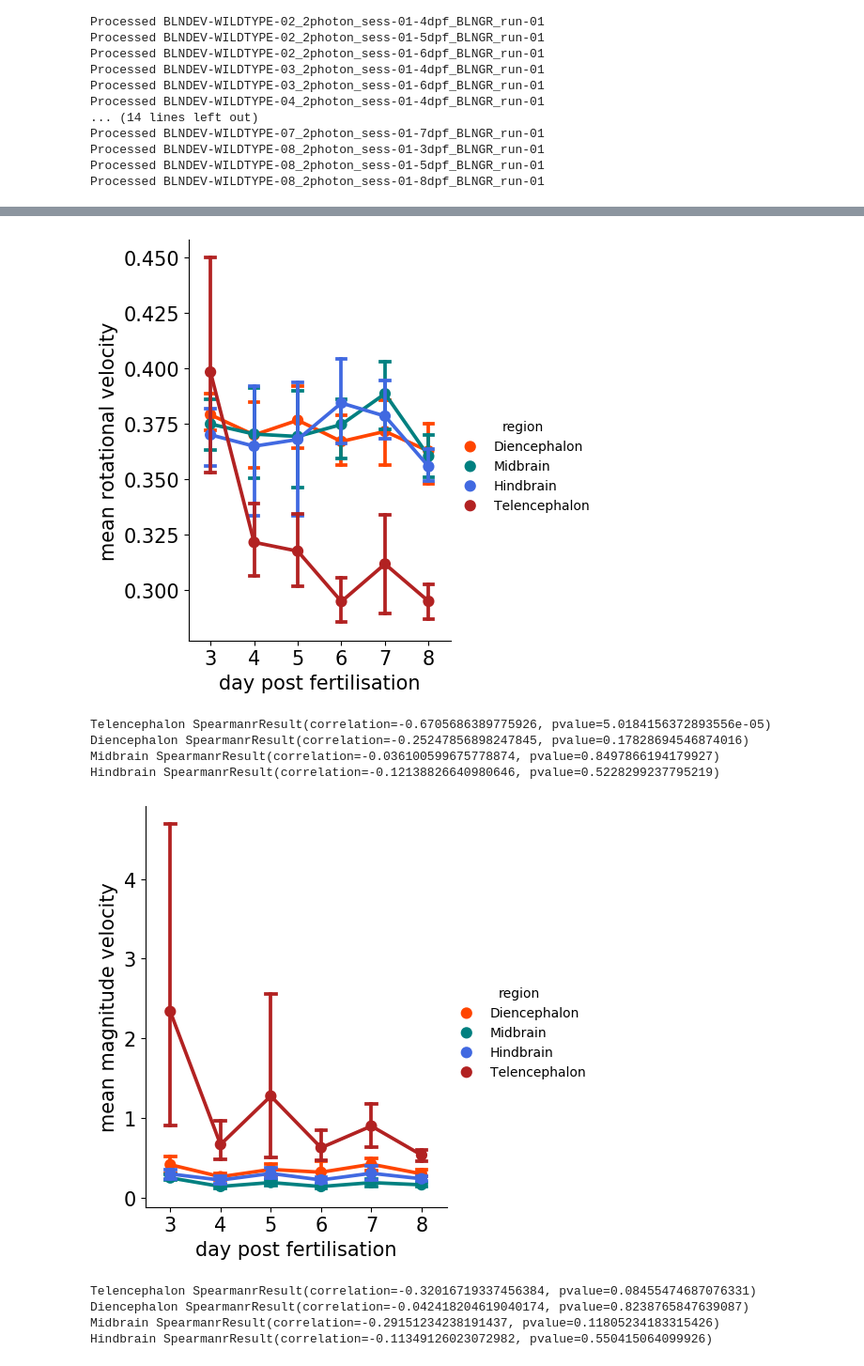
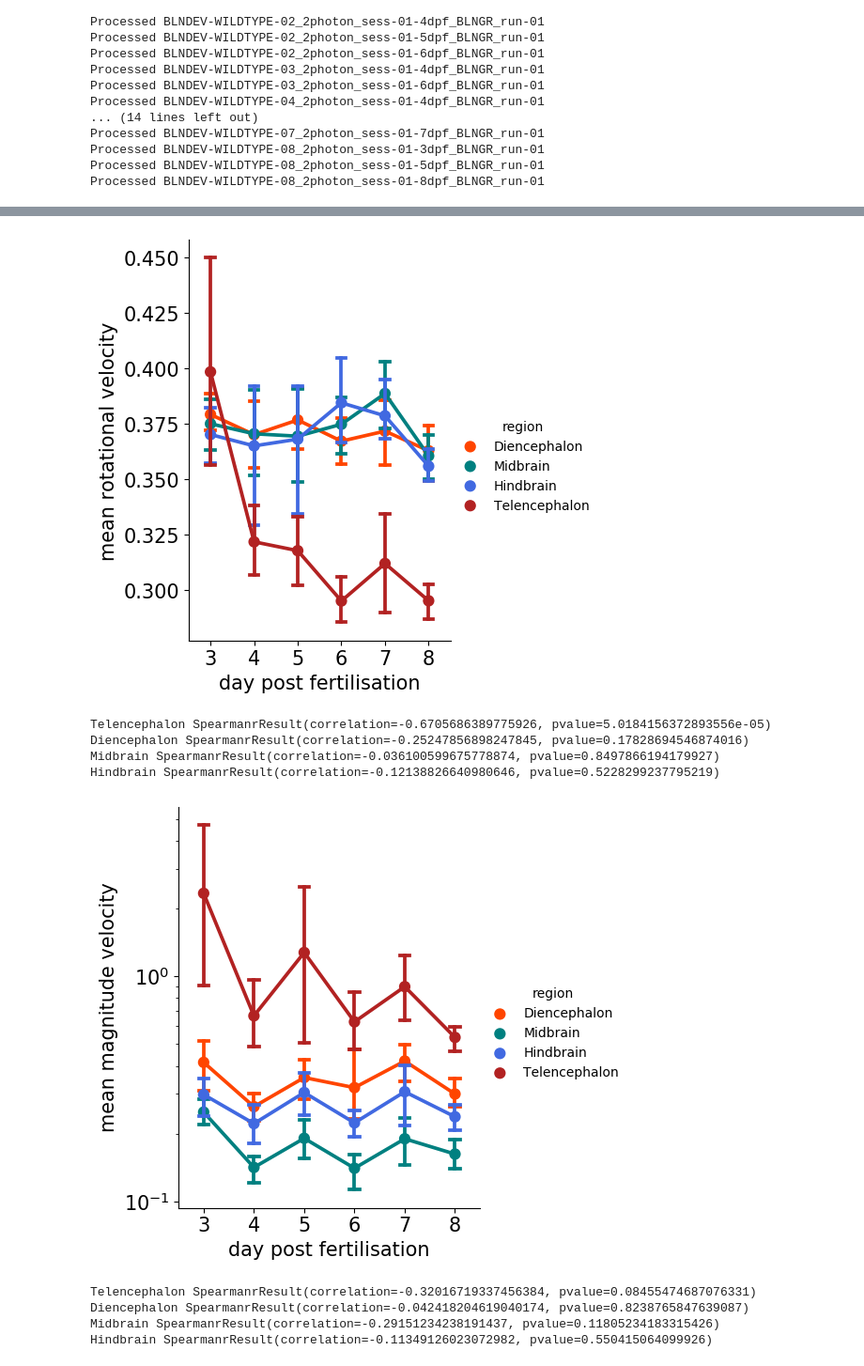
Before and after one commit to dmnburrows/multiscale_dev_dynamics, a Jupyter notebook: dev_dynamics.ipynb, the cells around one changed output, grey strips where cells are left out. Shown at 94% size. Saved outputs shown, nothing was run; the diff lists cells and outputs as text; code cells hidden in the pictures.

```diff
--- a/dev_dynamics.ipynb
+++ b/dev_dynamics.ipynb
@@ -622,0 +788,3 @@ Processed BLNDEV-WILDTYPE-08_2photon_sess-01-8dpf_BLNGR_run-01
+# %%
+state_df = pd.read_csv(Fdata + 'BLNDEV-WILDTYPE/similarity.csv')
+state_df
@@ -643,7 +825,7 @@ cat_plot.set_ylabels(fontsize=15)
 # Show the plot
 plt.show()
 # %% [output]
-[figure, old version]
+[figure, new version]
 # %%
 from scipy import stats
 print(f'Telencephalon {stats.spearmanr(dic["cosine_distance"][dic["region"] == "Telencephalon"], dic["age"][dic["region"] == "Telencephalon"])}')
@@ -658,27 +840,27 @@ Hindbrain SpearmanrResult(correlation=-0.12138826640980646, pvalue=0.52282992377
 # %%
 import seaborn as sns
 
 nom = 'mean magnitude velocity'
 data_name = 'magnitude'
 dic = state_df
 dic[data_name] = dic[data_name].astype(float)
 
 # Your existing catplot code
 cat_plot = sns.catplot(data=dic, y=data_name, x='age', hue='region', linewidth=2,errorbar='se', capsize=0.2, kind='point', height=5, aspect=0.8,
             hue_order=['Diencephalon', 'Midbrain', 'Hindbrain','Telencephalon'], palette=['orangered', 'teal', 'royalblue', 'firebrick'])
 
 
 cat_plot.set_yticklabels(fontsize=15)  # Set y-axis tick labels
 cat_plot.set_xticklabels(fontsize=15)  # Set x-axis tick labels
 cat_plot.set_axis_labels('day post fertilisation', nom)
 cat_plot.set_xlabels(fontsize=15)
 cat_plot.set_ylabels(fontsize=15)
-
+plt.yscale('log')
 #plt.savefig(Fcode + 'prac.svg', transparent=True)
 # Show the plot
 plt.show()
 # %% [output]
-[figure, old version]
+[figure, new version]
 # %%
 from scipy import stats
 print(f'Telencephalon {stats.spearmanr(dic["magnitude"][dic["region"] == "Telencephalon"], dic["age"][dic["region"] == "Telencephalon"])}')
```
Also changed, not shown: parts of 87 cells of this notebook, 3 other files.
